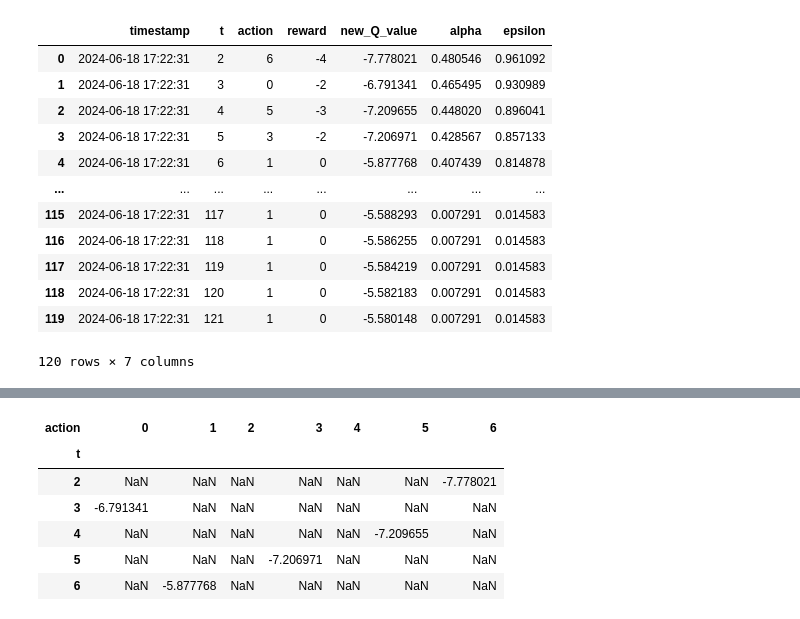
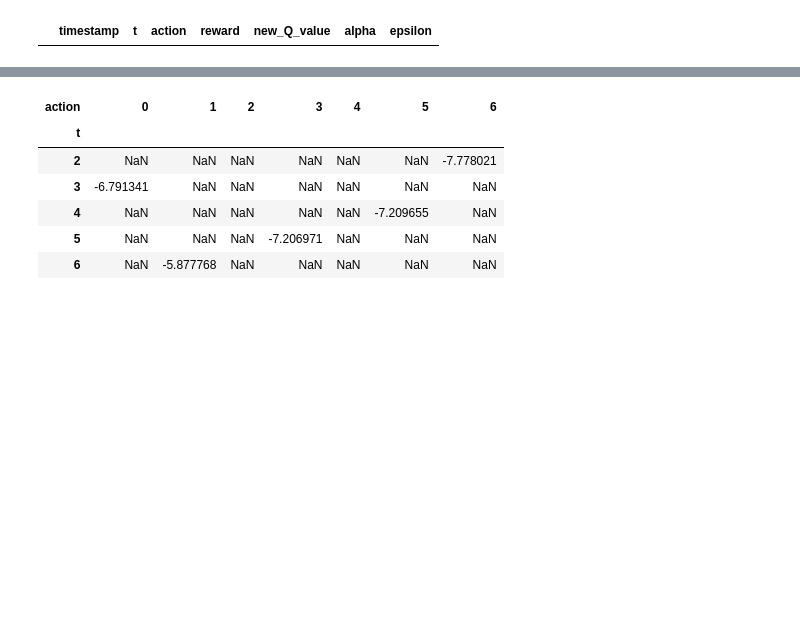
Before and after one commit to lukasgehrke/2022-CHI-neuroadaptive-haptics, a Jupyter notebook: neuro_haptics/aleks/log_analysis.ipynb, the cells around one changed output, grey strips where cells are left out. Drawn from its saved outputs; the diff is of its cells as text; code cells hidden in the pictures; blank space fills up the shorter version.

```diff
--- a/neuro_haptics/aleks/log_analysis.ipynb
+++ b/neuro_haptics/aleks/log_analysis.ipynb
@@ -2,24 +2,13 @@
 import pandas as pd
 import matplotlib.pyplot as plt
 # %%
+log_filename = 'rl/logs/log-2024-07-12_17-56-33.csv'
 # specify the column names in the comments in the header
-df = pd.read_csv('logs/log-2024-06-18_17-22-31.csv', skiprows=1, names=['timestamp', 't', 'action', 'reward', 'new_Q_value', 'alpha', 'epsilon'])
+df = pd.read_csv(log_filename, skiprows=1, names=['timestamp', 't', 'action', 'reward', 'new_Q_value', 'alpha', 'epsilon'])
 
 df
 # %% [output]
 |  | timestamp | t | action | reward | new_Q_value | alpha | epsilon |
-| 0 | 2024-06-18 17:22:31 | 2 | 6 | -4 | -7.778021 | 0.480546 | 0.961092 |
-| 1 | 2024-06-18 17:22:31 | 3 | 0 | -2 | -6.791341 | 0.465495 | 0.930989 |
-| 2 | 2024-06-18 17:22:31 | 4 | 5 | -3 | -7.209655 | 0.448020 | 0.896041 |
-| 3 | 2024-06-18 17:22:31 | 5 | 3 | -2 | -7.206971 | 0.428567 | 0.857133 |
-| 4 | 2024-06-18 17:22:31 | 6 | 1 | 0 | -5.877768 | 0.407439 | 0.814878 |
-| ... | ... | ... | ... | ... | ... | ... | ... |
-| 115 | 2024-06-18 17:22:31 | 117 | 1 | 0 | -5.588293 | 0.007291 | 0.014583 |
-| 116 | 2024-06-18 17:22:31 | 118 | 1 | 0 | -5.586255 | 0.007291 | 0.014583 |
-| 117 | 2024-06-18 17:22:31 | 119 | 1 | 0 | -5.584219 | 0.007291 | 0.014583 |
-| 118 | 2024-06-18 17:22:31 | 120 | 1 | 0 | -5.582183 | 0.007291 | 0.014583 |
-| 119 | 2024-06-18 17:22:31 | 121 | 1 | 0 | -5.580148 | 0.007291 | 0.014583 |
-120 rows × 7 columns
 # %%
 df_plot = df
 
```
Also changed, not shown: parts of 1 cell of this notebook, 3 other files.
